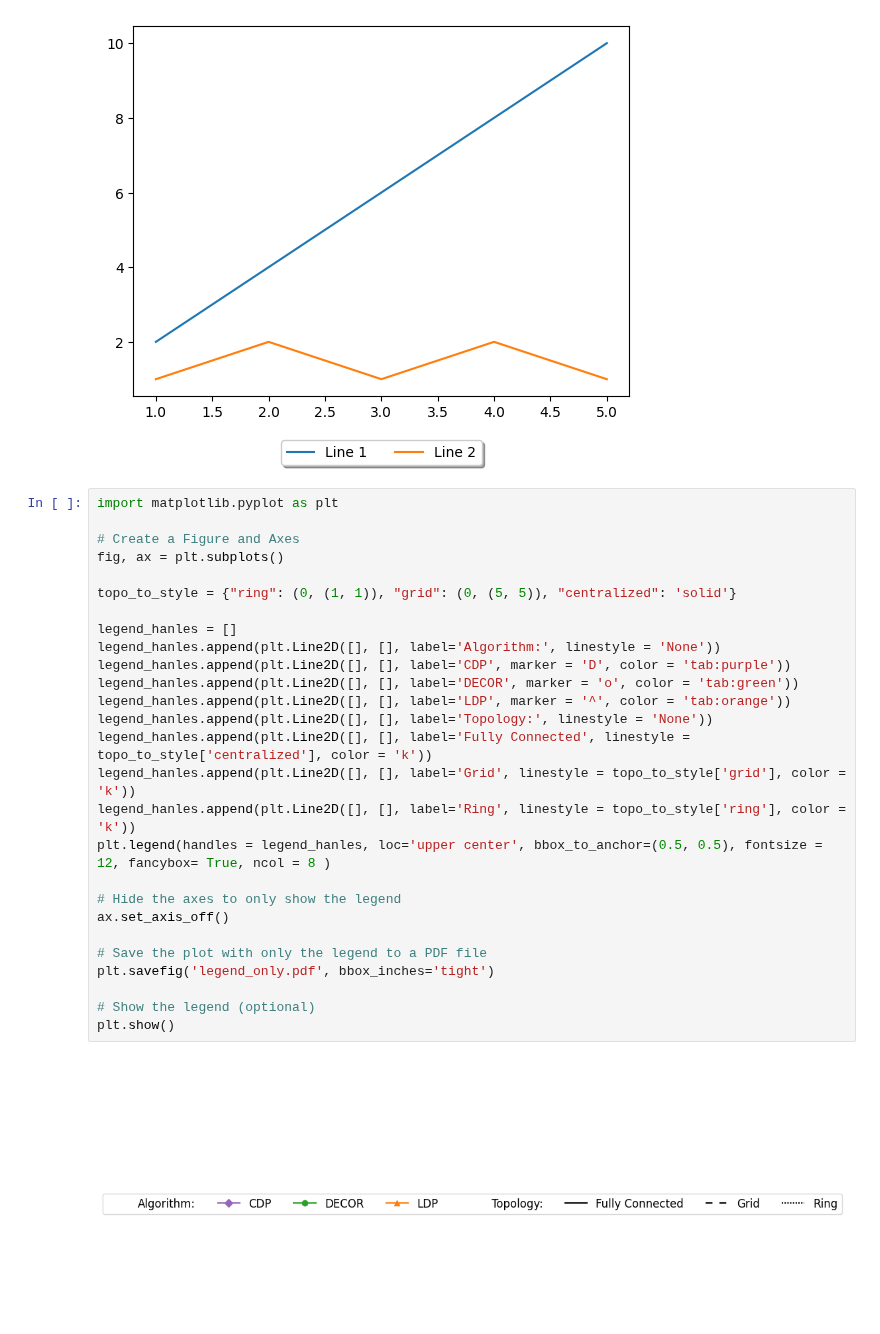
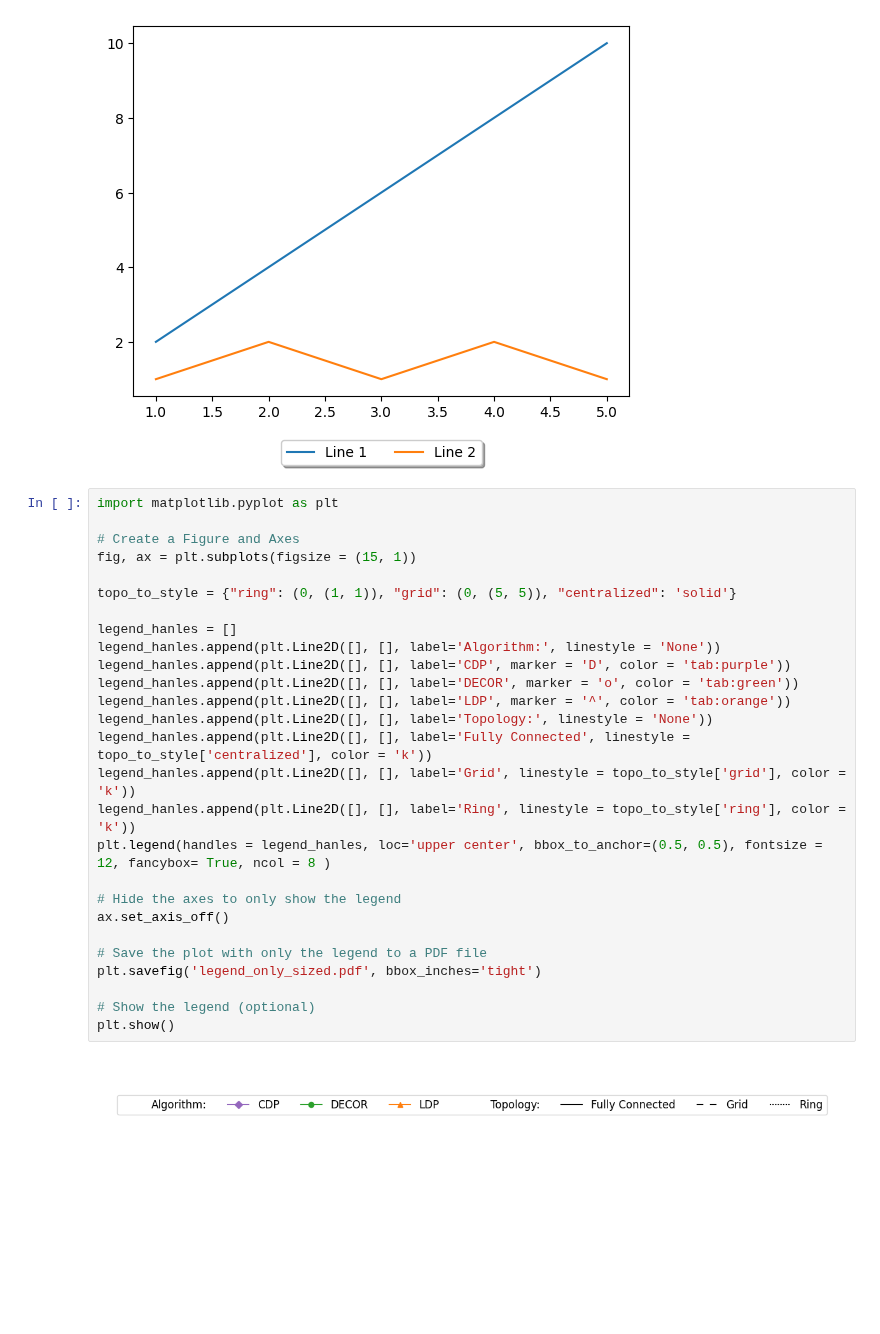
Before and after one commit to elfirdoussilab1/DECOR, a Jupyter notebook: test.ipynb, the cells around one changed output. Cells and saved outputs as stored; diff of their text form; blank space fills up the shorter version.

Commit message:
legend done

```diff
--- a/test.ipynb
+++ b/test.ipynb
@@ -299,29 +299,29 @@ plt.show()
 # %%
 import matplotlib.pyplot as plt
 
 # Create a Figure and Axes
-fig, ax = plt.subplots()
+fig, ax = plt.subplots(figsize = (15, 1))
 
 topo_to_style = {"ring": (0, (1, 1)), "grid": (0, (5, 5)), "centralized": 'solid'}
 
 legend_hanles = []
 legend_hanles.append(plt.Line2D([], [], label='Algorithm:', linestyle = 'None'))
 legend_hanles.append(plt.Line2D([], [], label='CDP', marker = 'D', color = 'tab:purple'))
 legend_hanles.append(plt.Line2D([], [], label='DECOR', marker = 'o', color = 'tab:green'))
 legend_hanles.append(plt.Line2D([], [], label='LDP', marker = '^', color = 'tab:orange'))
 legend_hanles.append(plt.Line2D([], [], label='Topology:', linestyle = 'None'))
 legend_hanles.append(plt.Line2D([], [], label='Fully Connected', linestyle = topo_to_style['centralized'], color = 'k'))
 legend_hanles.append(plt.Line2D([], [], label='Grid', linestyle = topo_to_style['grid'], color = 'k'))
 legend_hanles.append(plt.Line2D([], [], label='Ring', linestyle = topo_to_style['ring'], color = 'k'))
 plt.legend(handles = legend_hanles, loc='upper center', bbox_to_anchor=(0.5, 0.5), fontsize = 12, fancybox= True, ncol = 8 )
 
 # Hide the axes to only show the legend
 ax.set_axis_off()
 
 # Save the plot with only the legend to a PDF file
-plt.savefig('legend_only.pdf', bbox_inches='tight')
+plt.savefig('legend_only_sized.pdf', bbox_inches='tight')
 
 # Show the legend (optional)
 plt.show()
 # %% [output]
-[figure, old version]
+[figure, new version]
```
Also changed, not shown: 1 other file.
